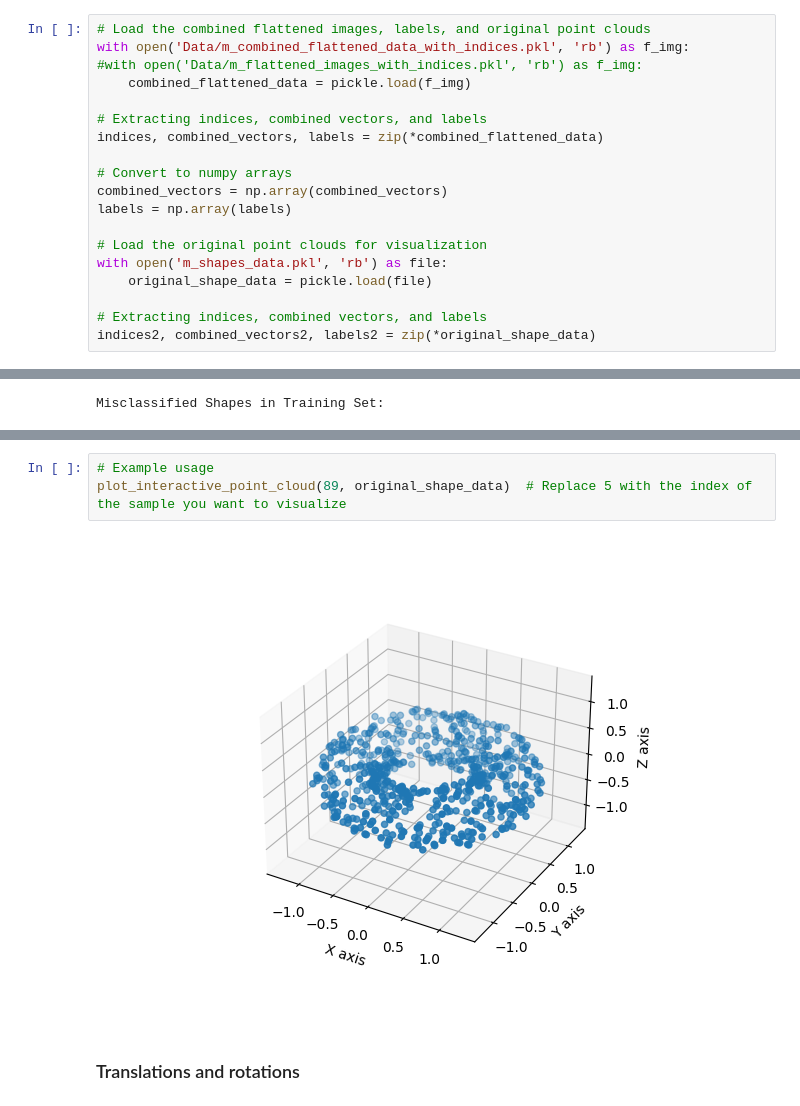
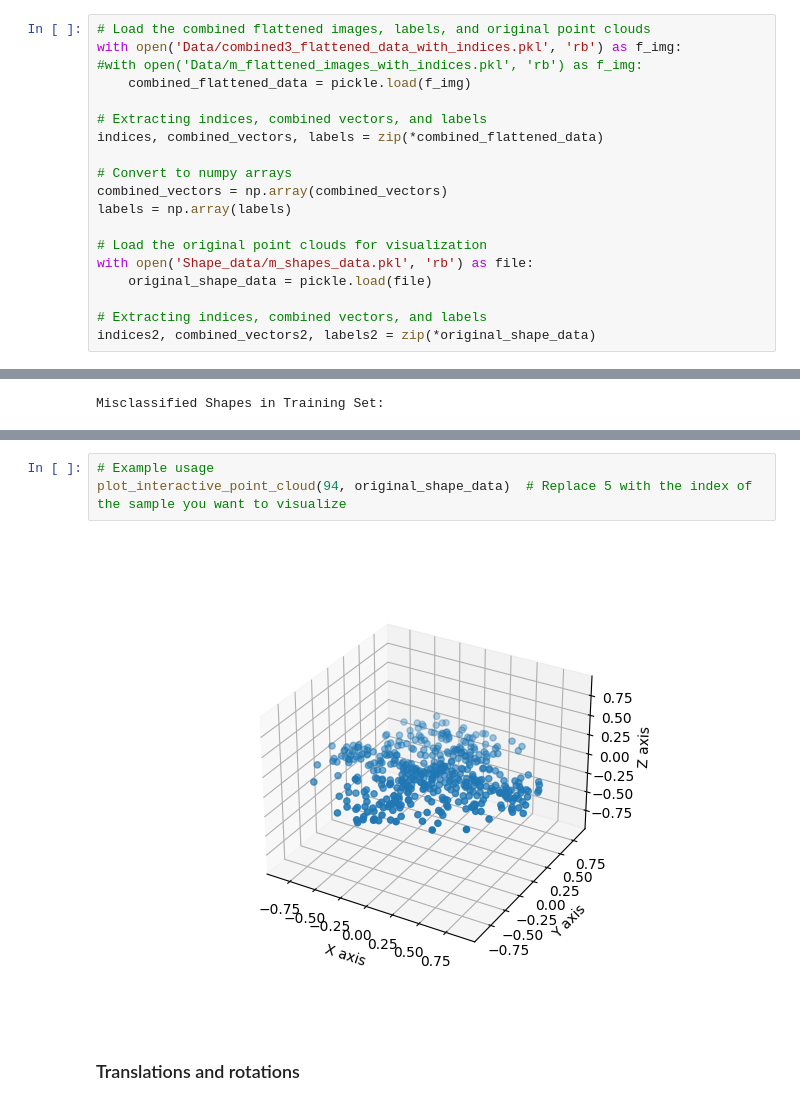
Before and after one commit to anajulijapreseren/TDA-shape_detection, a Jupyter notebook: svm.ipynb, the cells around one changed output, grey strips where cells are left out. Drawn from its saved outputs; the diff is of its cells as text.

Commit message:
some data changes

```diff
--- a/svm.ipynb
+++ b/svm.ipynb
@@ -41,7 +41,7 @@ File create_PD_and_PI.py includes function for calculating persistence diagrams
 We first load the vectorized form of our shapes for SVM model and original shapes for visualization.
 # %%
 # Load the combined flattened images, labels, and original point clouds
-with open('Data/m_combined_flattened_data_with_indices.pkl', 'rb') as f_img:
+with open('Data/combined3_flattened_data_with_indices.pkl', 'rb') as f_img:
 #with open('Data/m_flattened_images_with_indices.pkl', 'rb') as f_img:
     combined_flattened_data = pickle.load(f_img)
 
@@ -53,7 +53,7 @@ combined_vectors = np.array(combined_vectors)
 labels = np.array(labels)
 
 # Load the original point clouds for visualization
-with open('m_shapes_data.pkl', 'rb') as file:
+with open('Shape_data/m_shapes_data.pkl', 'rb') as file:
     original_shape_data = pickle.load(file)
 
 # Extracting indices, combined vectors, and labels
@@ -392,7 +384,7 @@ plot_interactive_point_cloud(77, original_shape_data)  # Replace 5 with the inde
 # %%
 # Example usage
-plot_interactive_point_cloud(89, original_shape_data)  # Replace 5 with the index of the sample you want to visualize
+plot_interactive_point_cloud(94, original_shape_data)  # Replace 5 with the index of the sample you want to visualize
 # %% [output]
-[figure, old version]
+[figure, new version]
 # %% [markdown]
 ### Translations and rotations
```
Also changed, not shown: parts of 10 cells of this notebook, 18 other files.
